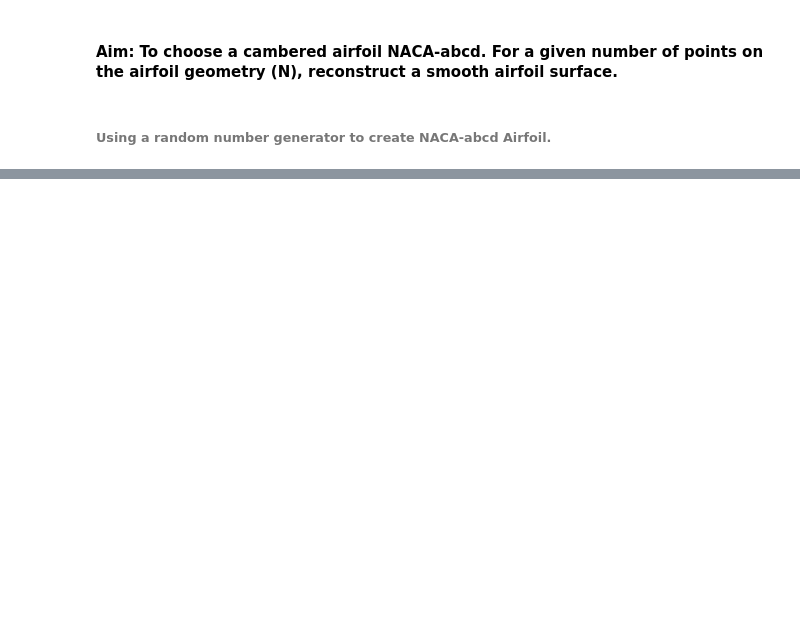
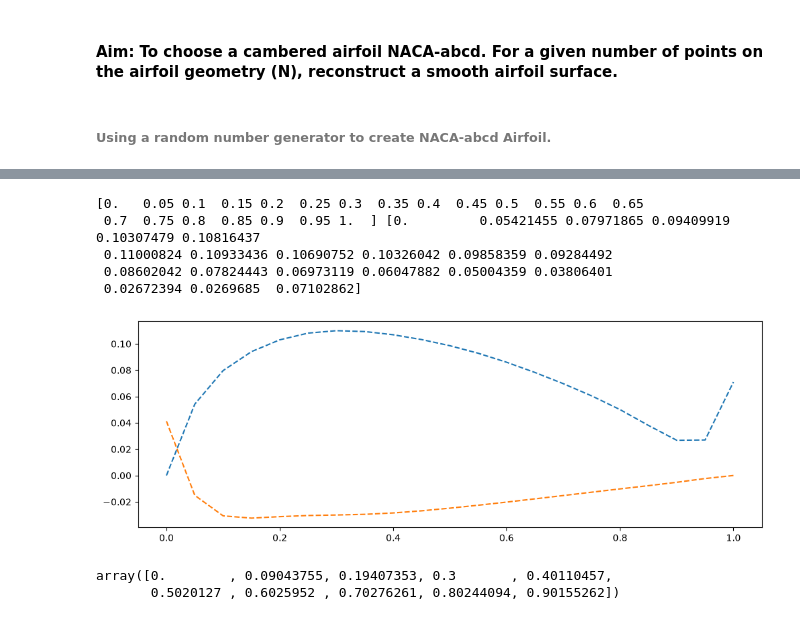
Before and after one commit to Aathi2165/AE801_2026, a Jupyter notebook: SCI_COMP/NACA_Airfoil_approximation.ipynb, the cells around one changed output, grey strips where cells are left out. Cells and saved outputs as stored; diff of their text form; code cells hidden in the pictures; blank space fills up the shorter version.

```diff
--- a/SCI_COMP/NACA_Airfoil_approximation.ipynb
+++ b/SCI_COMP/NACA_Airfoil_approximation.ipynb
@@ -69,0 +69,53 @@ mp.show()
+# %%
+#Writing a Lagrange function to perform interpolation
+def Lagrng(x,y,n,a):
+    sum = 0
+    for i in range(0,n):
+        product = y[i]
+        for j in range(0,n):
+            if i!= j:
+                product = product*(a - x[j])/(x[i] - x[j])
+        sum = sum + product
+    return(sum)
+# %%
+#x_u = np.array([X[0],X[10],X[20],X[30],X[40],X[60],X[80],X[100],X[120],X[140],X[180],X[200]])
+#y_u = np.array([Y[0],Y[10],Y[20],Y[30],Y[40],Y[60],Y[80],Y[100],Y[120],Y[140],Y[180],Y[200]])
+
+#x_l = np.array([X[201],X[220],X[250],X[275],X[300],X[325],X[350],X[375],X[380],X[390],X[400],X[401]])
+#y_l = np.array([Y[201],Y[220],Y[250],Y[275],Y[300],Y[325],Y[350],Y[375],Y[380],Y[390],Y[400],Y[401]])
+
+x_u = X[np.arange(0,200,20)]
+y_u = Y[np.arange(0,200,20)]
+x_l = X[np.arange(201,401,20)]
+y_l = Y[np.arange(201,401,20)]
+
+Xu= np.linspace(0,1,21)
+Xl= np.flip(Xu)
+
+Yu= Lagrng(x_u,y_u,10,Xu)
+Yl= Lagrng(x_l,y_l,10,Xl)
+
+#X_a= np.concatenate([Xu,Xl])
+#Y_a= np.concatenate([Yu,Yl])
+mp.figure(figsize=(12, 4))
+mp.plot(Xu,Yu,'--')
+mp.plot(Xl, Yl,'--')
+print(Xu,Yu)
+#print(Y_a)
+
+X_test= np.concatenate([x_u,x_l])
+Y_test= np.concatenate([y_u,y_l])
+#mp.plot(X_test,Y_test)
+#mp.plot(x_u,y_u,'o')
+# %% [output]
+[0.   0.05 0.1  0.15 0.2  0.25 0.3  0.35 0.4  0.45 0.5  0.55 0.6  0.65
+ 0.7  0.75 0.8  0.85 0.9  0.95 1.  ] [0.         0.05421455 0.07971865 0.09409919 0.10307479 0.10816437
+ 0.11000824 0.10933436 0.10690752 0.10326042 0.09858359 0.09284492
+ 0.08602042 0.07824443 0.06973119 0.06047882 0.05004359 0.03806401
+ 0.02672394 0.0269685  0.07102862]
+[figure, added]
+# %%
+x_u
+# %% [output]
+array([0.        , 0.09043755, 0.19407353, 0.3       , 0.40110457,
+       0.5020127 , 0.6025952 , 0.70276261, 0.80244094, 0.90155262])
```
Also changed, not shown: parts of 4 cells of this notebook, 1 other file.
